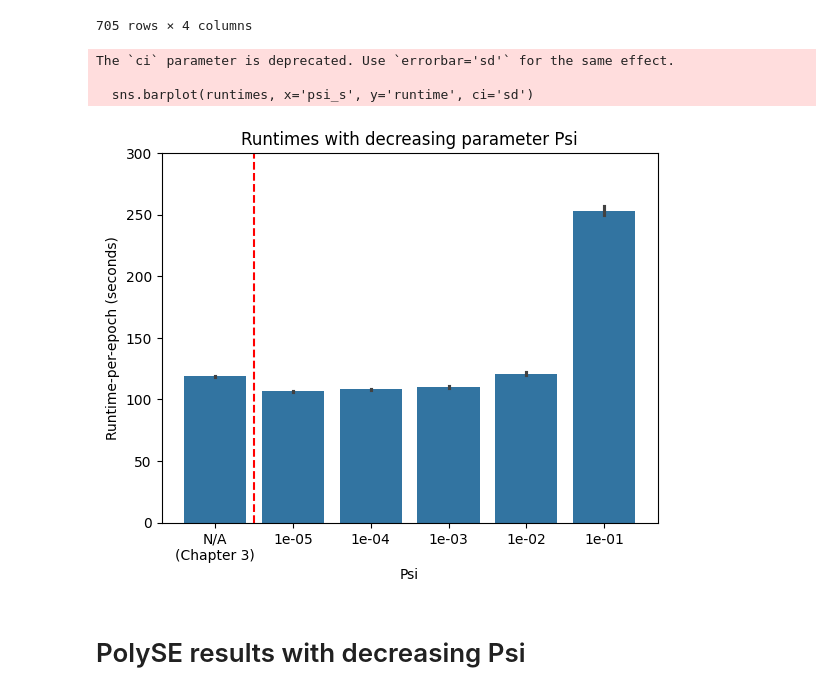
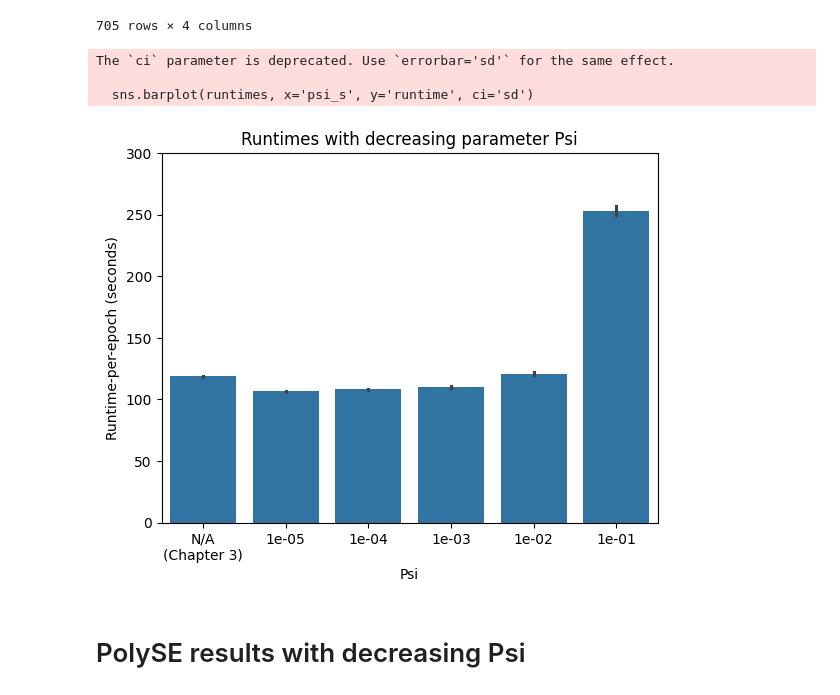
Before and after one commit to oliver-lloyd/Chapter5, a Jupyter notebook: analysis/2_minimising_psi/viz/viz.ipynb, the cells around one changed output. Cells and saved outputs as stored; diff of their text form; code cells hidden in the pictures.

Commit message:
Updated figures

```diff
--- a/analysis/2_minimising_psi/viz/viz.ipynb
+++ b/analysis/2_minimising_psi/viz/viz.ipynb
@@ -50,24 +50,24 @@ runtimes
 # %%
 # Draw figure
 sns.barplot(runtimes, x='psi_s', y='runtime', ci='sd')
 
 # Fig labels
 plt.title('Runtimes with decreasing parameter Psi')
 plt.ylabel('Runtime-per-epoch (seconds)')
 plt.xlabel('Psi')
 
 # Vertical separator
 ymin, ymax = 0, 300
-plt.vlines(x=0.5, ymin=ymin, ymax=ymax, colors='red', linestyles='--')
+#plt.vlines(x=0.5, ymin=ymin, ymax=ymax, colors='red', linestyles='--')
 plt.ylim(ymin, ymax)
 
 # Save
 plt.savefig('runtimes_vs_chap3.png', bbox_inches="tight")
 # %% [output]
 The `ci` parameter is deprecated. Use `errorbar='sd'` for the same effect.
 
   sns.barplot(runtimes, x='psi_s', y='runtime', ci='sd')
-[figure, old version]
+[figure, new version]
 # %% [markdown]
 # PolySE results with decreasing Psi
 # %%
```
Also changed, not shown: parts of 1 cell of this notebook, 6 other files.
